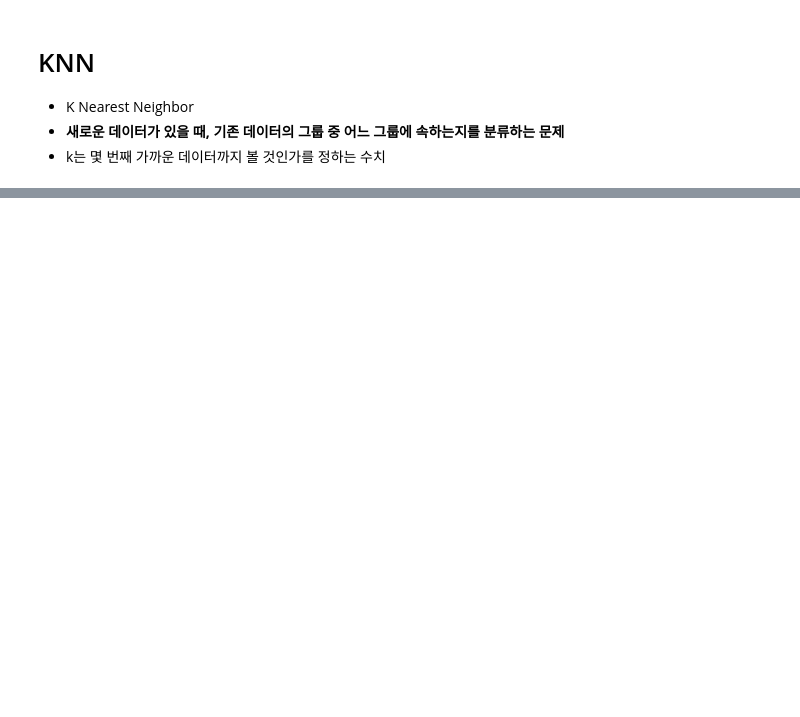
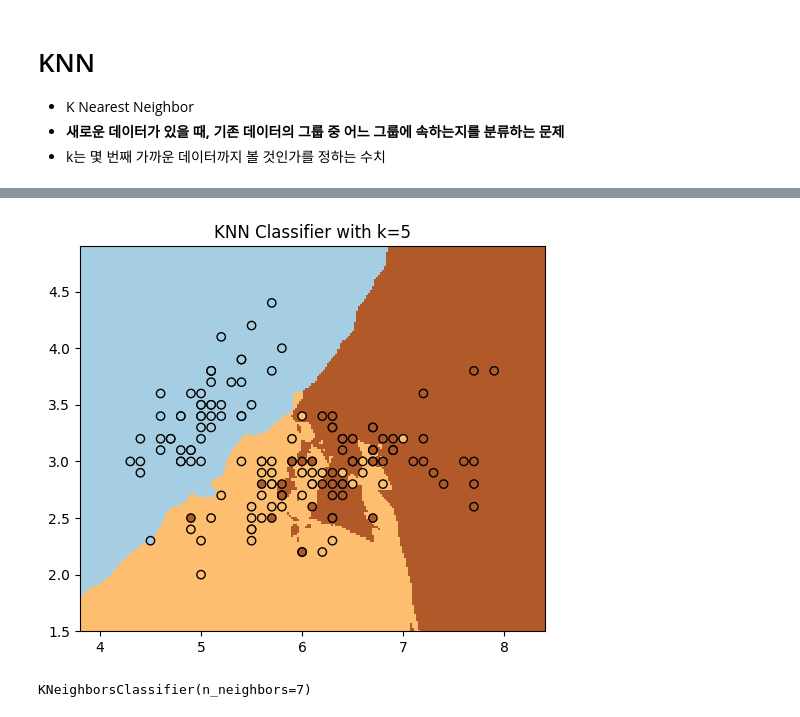
Before and after one commit to sol-commits/machine_learning, a Jupyter notebook: basic/knn.ipynb, the cells around one changed output, grey strips where cells are left out. Cells and saved outputs as stored; diff of their text form; code cells hidden in the pictures; blank space fills up the shorter version.

```diff
--- a/basic/knn.ipynb
+++ b/basic/knn.ipynb
@@ -45,0 +52,12 @@ weighted avg       0.97      0.97      0.97        30
+# %%
+plt.figure(figsize=(6, 5))
+plot_decision_boundary(model, X, y)
+plt.title('KNN Classifier with k=5')
+plt.show()
+# %% [output]
+[figure, added]
+# %%
+model = KNeighborsClassifier(n_neighbors=7) # create KNN model with k=1
+model.fit(X, y) # train model
+# %% [output]
+KNeighborsClassifier(n_neighbors=7)
```
Also changed, not shown: parts of 20 cells of this notebook.
